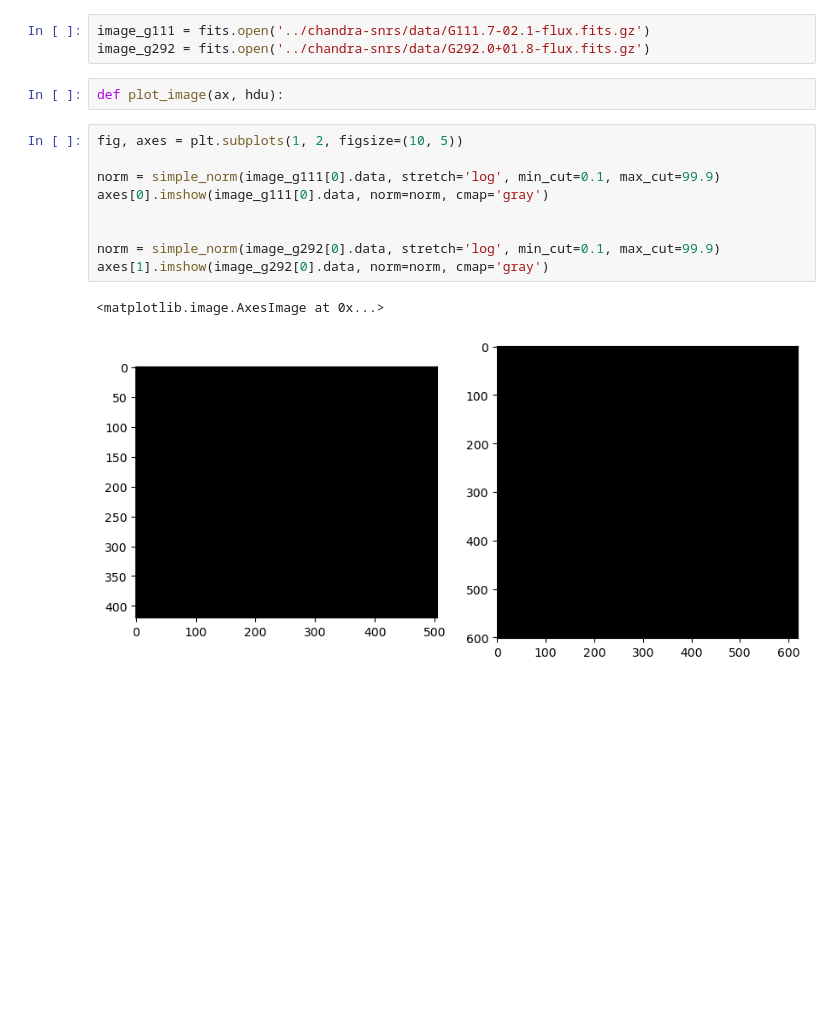
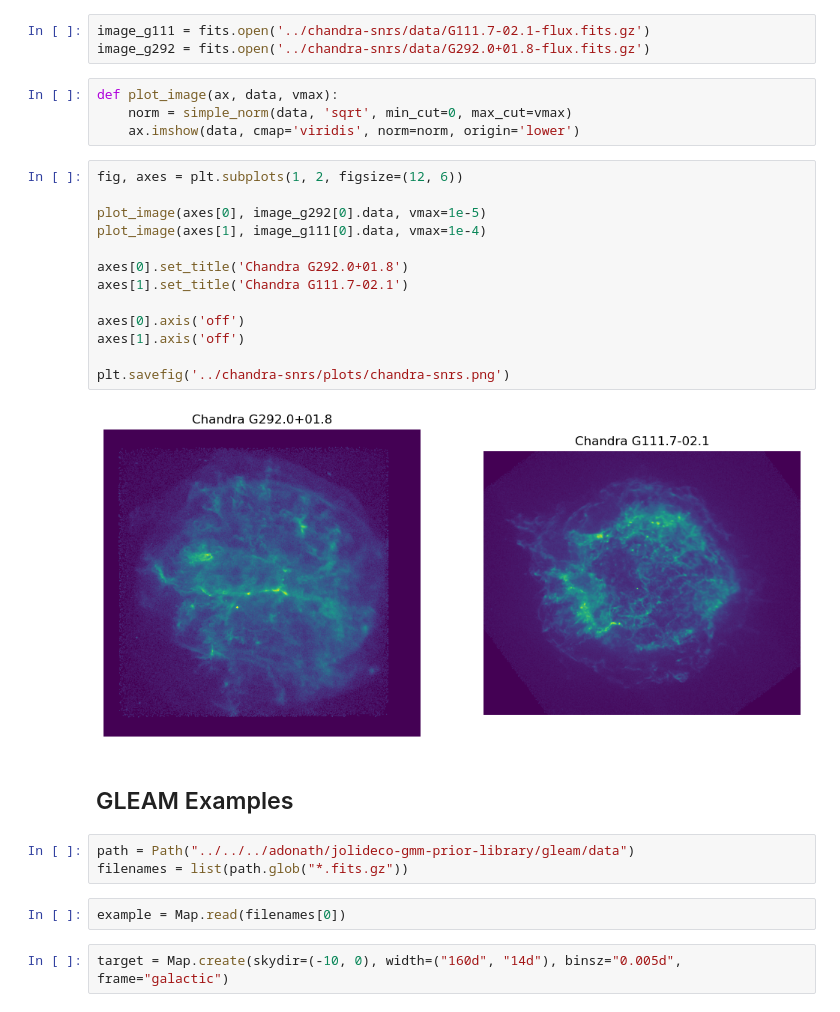
Before and after one commit to jolideco-91a763fa/jolideco-gmm-prior-library, a Jupyter notebook: checks/plot-examples.ipynb, the cells around one changed output. Saved outputs shown, nothing was run; the diff lists cells and outputs as text; blank space fills up the shorter version.

```diff
--- a/checks/plot-examples.ipynb
+++ b/checks/plot-examples.ipynb
@@ -8,17 +17,31 @@ from astropy.wcs import WCS
 # %%
 image_g111 = fits.open('../chandra-snrs/data/G111.7-02.1-flux.fits.gz')
 image_g292 = fits.open('../chandra-snrs/data/G292.0+01.8-flux.fits.gz')
-# %%
-def plot_image(ax, hdu):
-# %%
-fig, axes = plt.subplots(1, 2, figsize=(10, 5))
-
-norm = simple_norm(image_g111[0].data, stretch='log', min_cut=0.1, max_cut=99.9)
-axes[0].imshow(image_g111[0].data, norm=norm, cmap='gray')
-
-
-norm = simple_norm(image_g292[0].data, stretch='log', min_cut=0.1, max_cut=99.9)
-axes[1].imshow(image_g292[0].data, norm=norm, cmap='gray')
-# %% [output]
-<matplotlib.image.AxesImage at 0x...>
-[figure, removed]
+# %%
+def plot_image(ax, data, vmax):
+    norm = simple_norm(data, 'sqrt', min_cut=0, max_cut=vmax)
+    ax.imshow(data, cmap='viridis', norm=norm, origin='lower')
+# %%
+fig, axes = plt.subplots(1, 2, figsize=(12, 6))
+
+plot_image(axes[0], image_g292[0].data, vmax=1e-5)
+plot_image(axes[1], image_g111[0].data, vmax=1e-4)
+
+axes[0].set_title('Chandra G292.0+01.8')
+axes[1].set_title('Chandra G111.7-02.1')
+
+axes[0].axis('off')
+axes[1].axis('off')
+
+plt.savefig('../chandra-snrs/plots/chandra-snrs.png')
+# %% [output]
+[figure, added]
+# %% [markdown]
+## GLEAM Examples
+# %%
+path = Path("../../../adonath/jolideco-gmm-prior-library/gleam/data")
+filenames = list(path.glob("*.fits.gz"))
+# %%
+example = Map.read(filenames[0])
+# %%
+target = Map.create(skydir=(-10, 0), width=("160d", "14d"), binsz="0.005d", frame="galactic")
```
Also changed, not shown: parts of 4 cells of this notebook, 2 other files.
